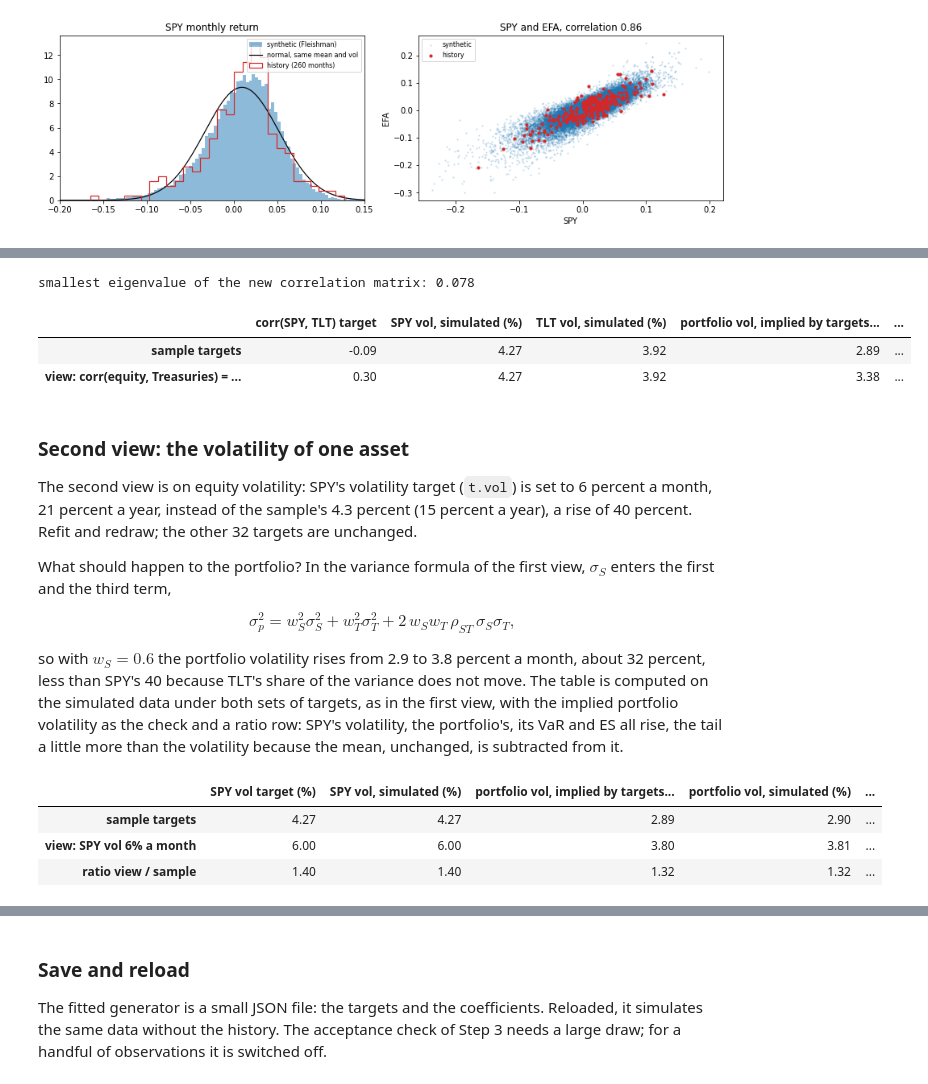
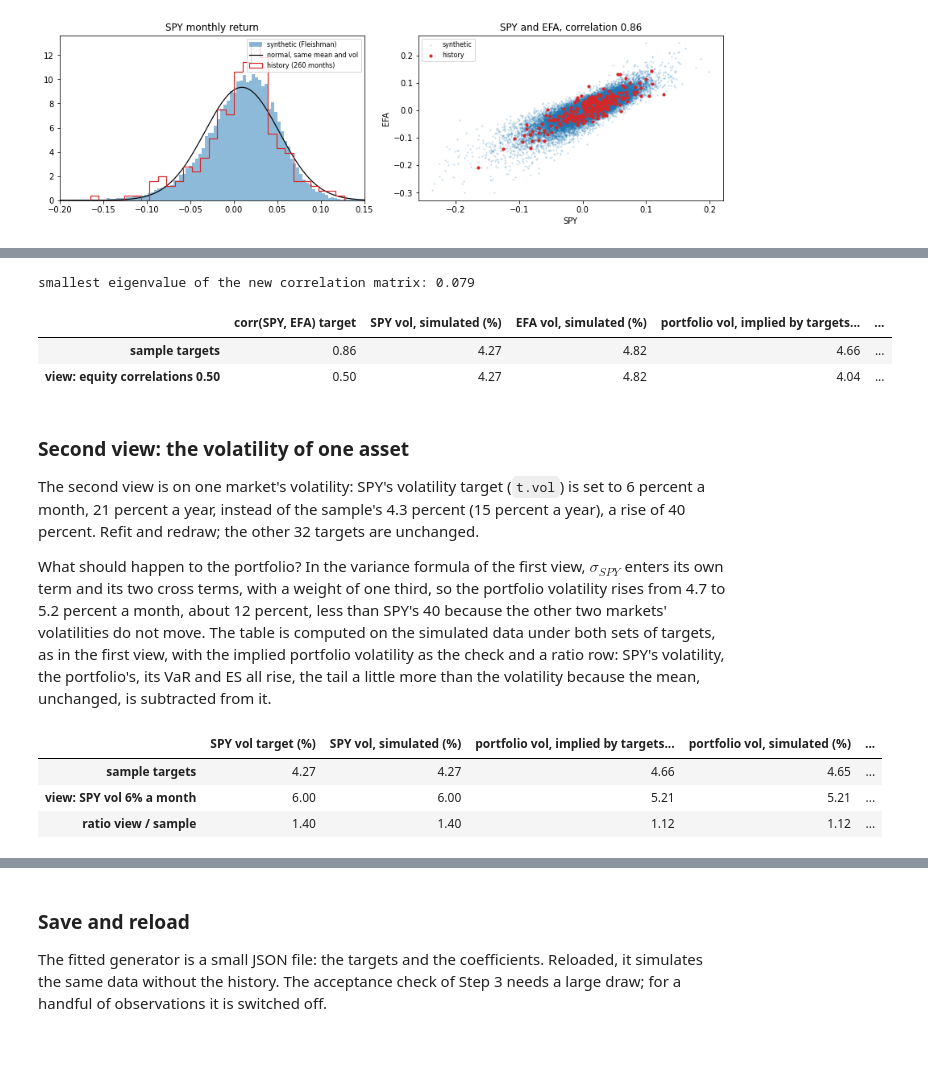
Before and after one commit to mamadouyamar/CVineMarketGen, a Jupyter notebook: examples/01_matching_moments_and_correlations.ipynb, the cells around one changed output, grey strips where cells are left out. Cells and saved outputs as stored; diff of their text form; code cells hidden in the pictures; blank space fills up the shorter version.

```diff
--- a/examples/01_matching_moments_and_correlations.ipynb
+++ b/examples/01_matching_moments_and_correlations.ipynb
@@ -258,5 +259,5 @@ consequence, with the arithmetic that predicts it. Two follow.
 # %%
-w = pd.Series({"SPY": 0.6, "TLT": 0.4}).reindex(X.columns).fillna(0.0)
+w = pd.Series({"SPY": 1 / 3, "IWM": 1 / 3, "EFA": 1 / 3}).reindex(X.columns).fillna(0.0)    # global equity, equal weights
 def var_es(r, alpha=0.05):
     q = np.quantile(r, alpha); return -q, -r[r <= q].mean()
 rp_sim, rp_hist = S @ w, X @ w
@@ -316,12 +330,12 @@ rows = {}
 for name, r in [("history", rp_hist.values), ("synthetic (Fleishman)", rp_sim.values)]:
     rows[name] = {"mean (%)": r.mean() * 100, "vol (%)": r.std() * 100, "skewness": stats.skew(r), "kurtosis": stats.kurtosis(r) + 3,
                   "VaR 5%, empirical (%)": var_es(r)[0] * 100, "VaR 5%, Cornish-Fisher (%)": cf_var(r) * 100}
-print("the 60/40 portfolio: four moments and VaR"); display(pd.DataFrame(rows).T.round(2))
-z_ = lambda v: (v - v.mean()) / v.std()
+print("the global equity portfolio: four moments and VaR"); display(pd.DataFrame(rows).T.round(2))
 rows = {}
 for name, D in [("history", X), ("synthetic (Fleishman)", S)]:
-    s_, b_ = z_(D["SPY"]), z_(D["TLT"]); rho = np.corrcoef(s_, b_)[0, 1]
-    rows[name] = {"corr(s, b)": rho, "E[s b^2] (co-skewness)": np.mean(s_ * b_**2), "E[s^2 b^2] (co-kurtosis)": np.mean(s_**2 * b_**2), "1 + 2 rho^2 (normal co-kurtosis)": 1 + 2 * rho**2,
-                  "E[s^3 b]": np.mean(s_**3 * b_), "SPY VaR 5% (%)": var_es(D["SPY"].values)[0] * 100, "TLT VaR 5% (%)": var_es(D["TLT"].values)[0] * 100}
-print("SPY (s) and TLT (b), standardized: joint higher moments, and each asset's own tail"); pd.DataFrame(rows).T.round(2)
+    e = exceedance_curve(D["SPY"], D["EFA"], [-1.0, 0.0, 1.0]); i = exceedance_curve(D["SPY"], D["IWM"], [-1.0, 0.0, 1.0])
+    rows[name] = {"corr(SPY, EFA | SPY < -1 sd)": e.iloc[0], "corr(SPY, EFA | SPY >= 0)": e.iloc[1], "corr(SPY, EFA | SPY >= +1 sd)": e.iloc[2],
+                  "corr(SPY, IWM | SPY < -1 sd)": i.iloc[0], "corr(SPY, IWM | SPY >= +1 sd)": i.iloc[2],
+                  "SPY VaR 5% (%)": var_es(D["SPY"].values)[0] * 100, "EFA VaR 5% (%)": var_es(D["EFA"].values)[0] * 100}
+print("the joint tail: exceedance correlations of SPY with EFA and IWM, and each asset's own tail"); pd.DataFrame(rows).T.round(2)
 # %% [output]
@@ -369,42 +375,36 @@ target.
 # %%
 t1 = Targets.from_history(X)
-for e in ["SPY", "IWM", "EFA"]:
-    for b in ["TLT", "IEF"]:
-        t1.corr.loc[e, b] = t1.corr.loc[b, e] = 0.30          # view: equity and Treasuries positively correlated
+for a, b in [("SPY", "IWM"), ("SPY", "EFA"), ("IWM", "EFA")]:
+    t1.corr.loc[a, b] = t1.corr.loc[b, a] = 0.50            # view: correlations between equity markets back to 0.5
 print("smallest eigenvalue of the new correlation matrix:", round(float(np.linalg.eigvalsh(t1.corr.values).min()), 3))
 S1 = FleishmanMarket(t1).fit().simulate(25000, seed=1)
 def port_vol(tg):                                        # portfolio volatility implied by the targets: sqrt(w' Sigma w)
     Sigma = np.outer(tg.vol, tg.vol) * tg.corr.values
     return float(np.sqrt(w.values @ Sigma @ w.values))
 rows = {}
-for name, tg, SS in [("sample targets", t, S), ("view: corr(equity, Treasuries) = 0.30", t1, S1)]:
+for name, tg, SS in [("sample targets", t, S), ("view: equity correlations 0.50", t1, S1)]:
     rp = (SS @ w).values; v, e = var_es(rp)
-    rows[name] = {"corr(SPY, TLT) target": tg.corr.loc["SPY", "TLT"], "SPY vol, simulated (%)": SS["SPY"].std() * 100, "TLT vol, simulated (%)": SS["TLT"].std() * 100,
+    rows[name] = {"corr(SPY, EFA) target": tg.corr.loc["SPY", "EFA"], "SPY vol, simulated (%)": SS["SPY"].std() * 100, "EFA vol, simulated (%)": SS["EFA"].std() * 100,
                   "portfolio vol, implied by targets (%)": port_vol(tg) * 100, "portfolio vol, simulated (%)": rp.std() * 100, "VaR 5%, simulated (%)": v * 100, "ES 5%, simulated (%)": e * 100}
 pd.DataFrame(rows).T.round(2)
 # %% [output]
-smallest eigenvalue of the new correlation matrix: 0.078
+smallest eigenvalue of the new correlation matrix: 0.079
-|  | corr(SPY, TLT) target | SPY vol, simulated (%) | TLT vol, simulated (%) | portfolio vol, implied by targets... | ... |
-| sample targets | -0.09 | 4.27 | 3.92 | 2.89 | ... |
-| view: corr(equity, Treasuries) = ... | 0.30 | 4.27 | 3.92 | 3.38 | ... |
+|  | corr(SPY, EFA) target | SPY vol, simulated (%) | EFA vol, simulated (%) | portfolio vol, implied by targets... | ... |
+| sample targets | 0.86 | 4.27 | 4.82 | 4.66 | ... |
+| view: equity correlations 0.50 | 0.50 | 4.27 | 4.82 | 4.04 | ... |
 # %% [markdown]
 ### Second view: the volatility of one asset
 
-The second view is on equity volatility: SPY's volatility target (`t.vol`) is
-set to 6 percent a month, 21 percent a year, instead of the sample's 4.3
-percent (15 percent a year), a rise of 40 percent. Refit and redraw; the other
-32 targets are unchanged.
+The second view is on one market's volatility: SPY's volatility target
+(`t.vol`) is set to 6 percent a month, 21 percent a year, instead of the
+sample's 4.3 percent (15 percent a year), a rise of 40 percent. Refit and
+redraw; the other 32 targets are unchanged.
 
 What should happen to the portfolio? In the variance formula of the first
-view, $\sigma_S$ enters the first and the third term,
-
-$$
-\sigma_p^2 = w_S^2 \sigma_S^2 + w_T^2 \sigma_T^2 + 2\, w_S w_T\, \rho_{ST}\, \sigma_S \sigma_T ,
-$$
-
-so with $w_S = 0.6$ the portfolio volatility rises from 2.9 to 3.8 percent a
-month, about 32 percent, less than SPY's 40 because TLT's share of the
-variance does not move. The table is computed on the simulated data under
+view, $\sigma_{SPY}$ enters its own term and its two cross terms, with a
+weight of one third, so the portfolio volatility rises from 4.7 to 5.2 percent
+a month, about 12 percent, less than SPY's 40 because the other two markets'
+volatilities do not move. The table is computed on the simulated data under
 both sets of targets, as in the first view, with the implied portfolio
 volatility as the check and a ratio row: SPY's volatility, the portfolio's,
 its VaR and ES all rise, the tail a little more than the volatility because
@@ -422,9 +422,9 @@ tab = pd.DataFrame(rows); tab["ratio view / sample"] = tab.iloc[:, 1] / tab.iloc
 tab.T.round(2)
 # %% [output]
 |  | SPY vol target (%) | SPY vol, simulated (%) | portfolio vol, implied by targets... | portfolio vol, simulated (%) | ... |
-| sample targets | 4.27 | 4.27 | 2.89 | 2.90 | ... |
-| view: SPY vol 6% a month | 6.00 | 6.00 | 3.80 | 3.81 | ... |
-| ratio view / sample | 1.40 | 1.40 | 1.32 | 1.32 | ... |
+| sample targets | 4.27 | 4.27 | 4.66 | 4.65 | ... |
+| view: SPY vol 6% a month | 6.00 | 6.00 | 5.21 | 5.21 | ... |
+| ratio view / sample | 1.40 | 1.40 | 1.12 | 1.12 | ... |
 # %% [markdown]
 ### Paths over a horizon
 
```
Also changed, not shown: parts of 10 cells of this notebook.
